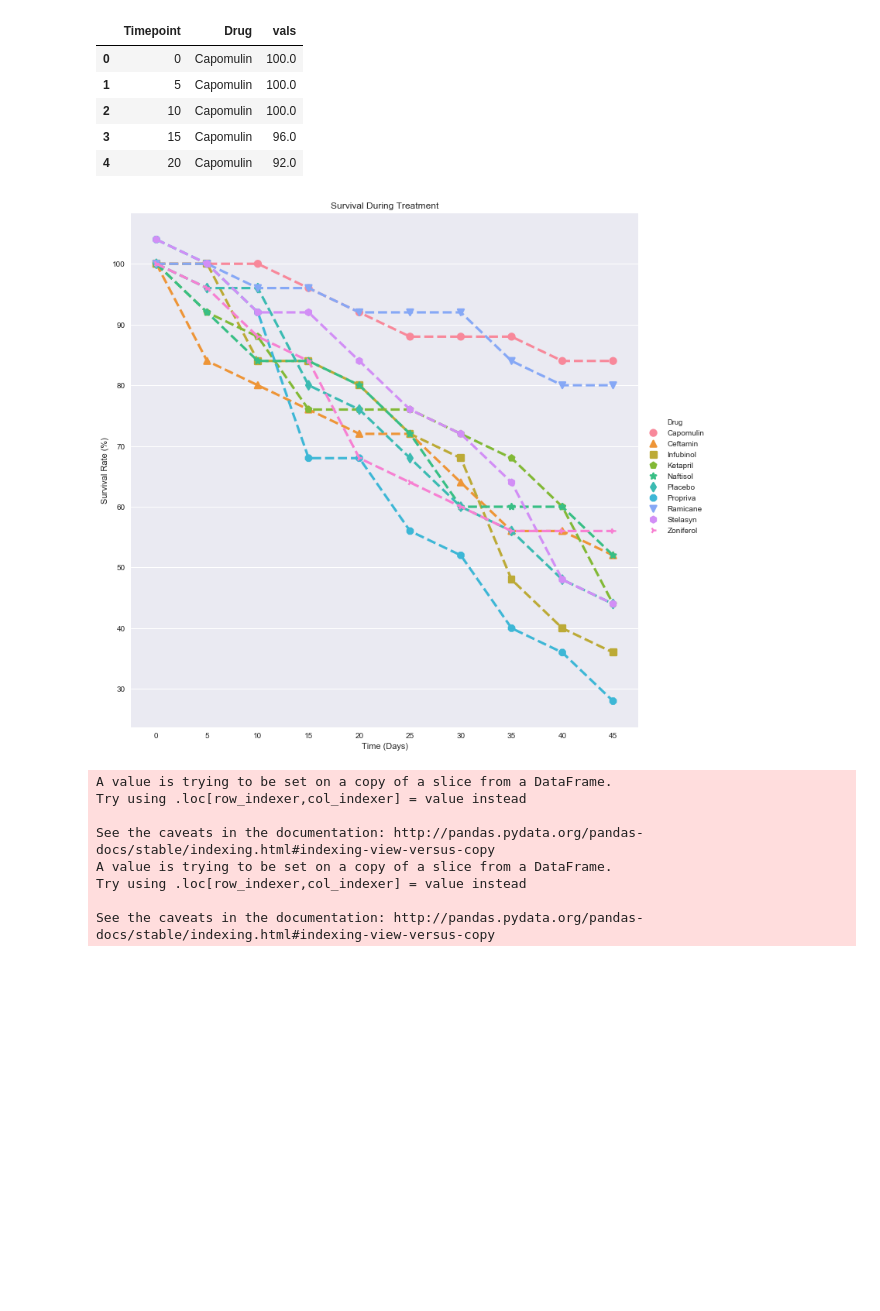
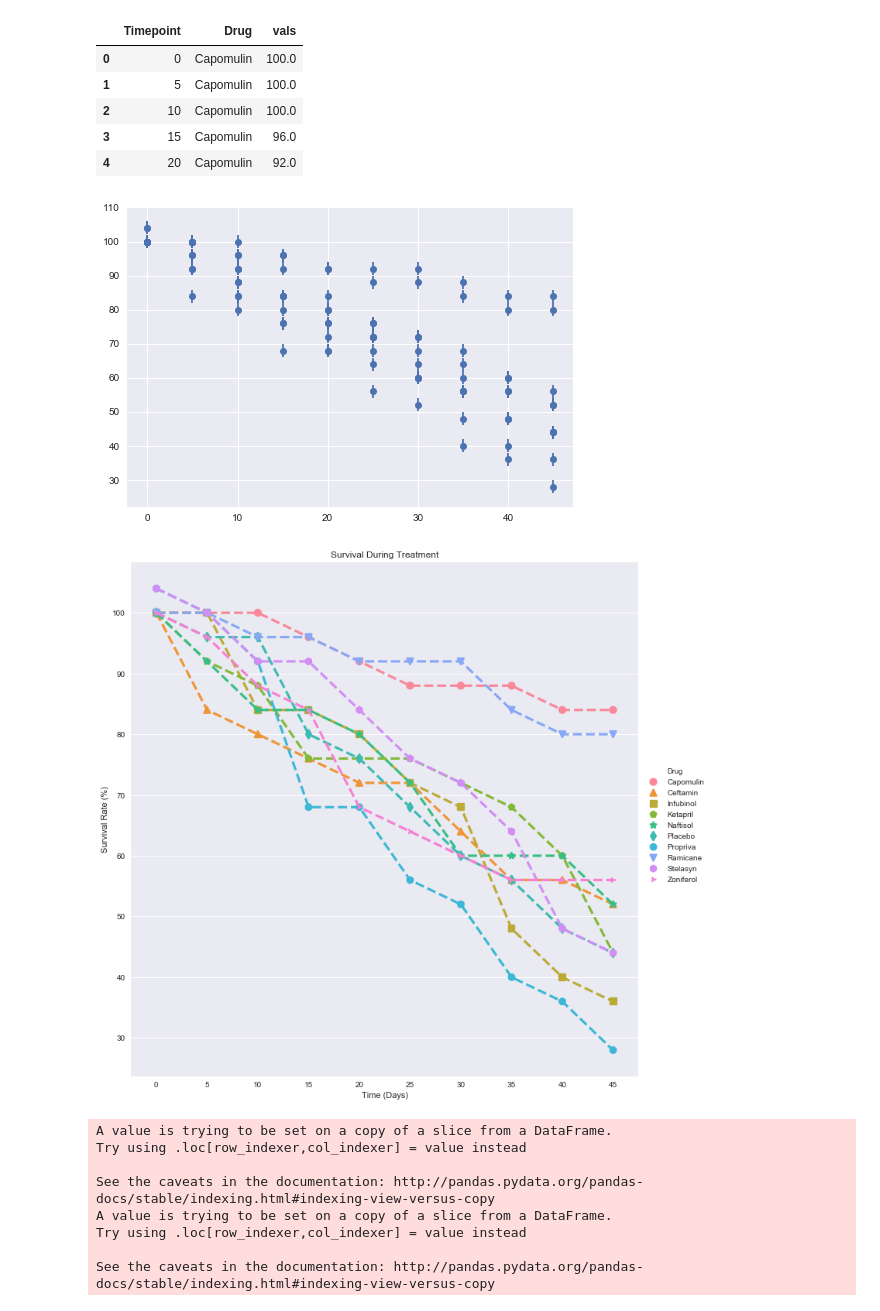
Before and after one commit to nblase22/the-power-of-plots, a Jupyter notebook: Pymaceuticals/Pymaceuticals.ipynb, the cells around one changed output. Saved outputs shown, nothing was run; the diff lists cells and outputs as text; code cells hidden in the pictures; blank space fills up the shorter version.

```diff
--- a/Pymaceuticals/Pymaceuticals.ipynb
+++ b/Pymaceuticals/Pymaceuticals.ipynb
@@ -145,7 +155,7 @@ live_mice = (live_grp["Mouse ID"].count()/start_mice[0])* 100
 
 # create a dataframe for live mice
 live_df = pd.DataFrame({"Live Mice": live_mice})
-
+e = live_df["Live Mice"].sem()
 # reorder the data frame so the drugs are the columns, and the time point is the rows
 live_reorder = live_df.pivot_table('Live Mice', 'Timepoint', 'Drug')
 live_reorder.columns.name = None
@@ -164,20 +174,23 @@ live_reorder.head()
 # %%
 # create a list of markers
 markers = ["o", "^", "s", "p", "*", "d", "8", "v", "h", "4"]
 
+fig, ax1= plt.subplots()
 # plot the tumor response to treatment
 sns.factorplot(x = "Timepoint", y="vals", hue='Drug', data = live_reorder, legend = True, fit_reg = False, markers = markers,
               linestyles = "--", size = 10)
 
+ax1.errorbar(live_reorder.Timepoint, live_reorder.vals, yerr=e, fmt='o')
 # create the legends and titles
 #plt.legend(loc='best')
 plt.xlabel("Time (Days)")
 plt.ylabel("Survival Rate (%)")
 plt.title("Survival During Treatment")
 
 plt.show()
 # %% [output]
-[figure, old version]
+[figure, new version]
+[figure, added]
 # %%
 pct_clean = t_vol_reorder.loc[(t_vol_reorder["Timepoint"] == 0) | (t_vol_reorder["Timepoint"] == 45), :]
 
```
Also changed, not shown: parts of 6 cells of this notebook, 2 other files.
